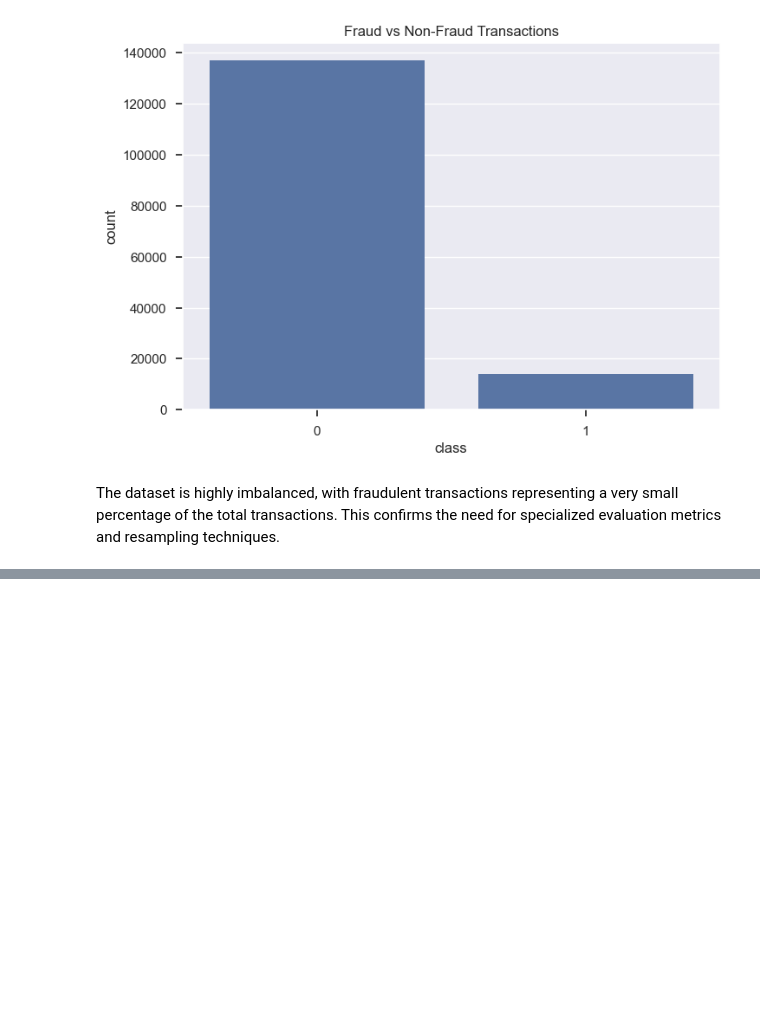
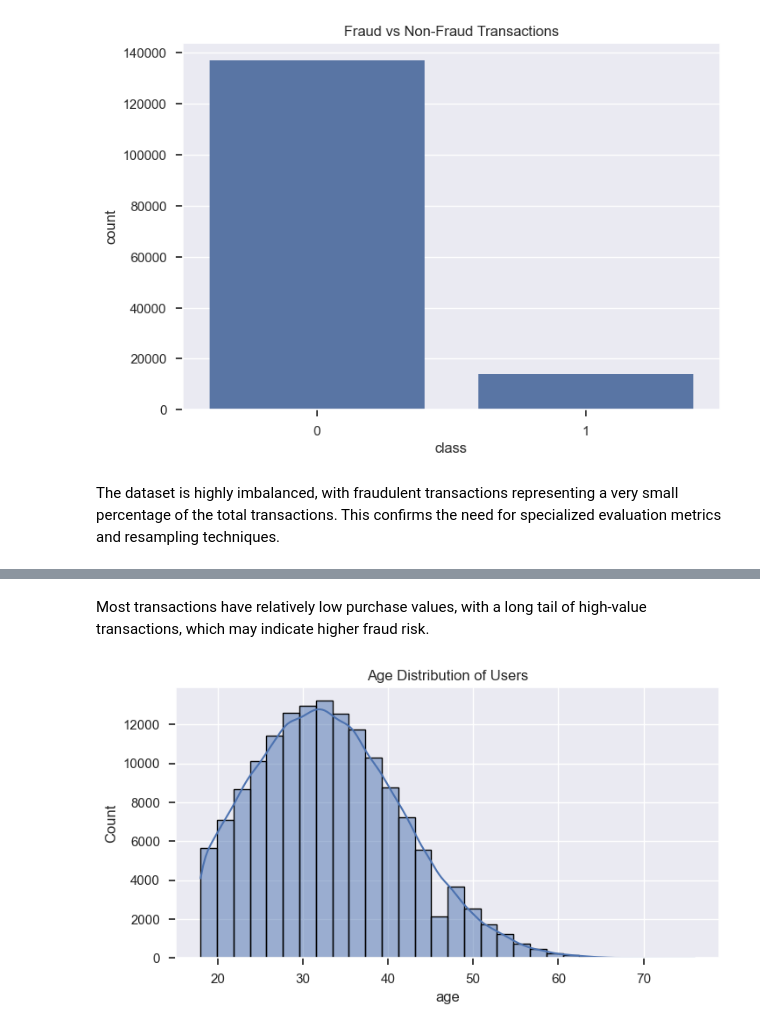
Before and after one commit to yoni-ui/fraud-detection, a Jupyter notebook: notebooks/eda-creditcard.ipynb, the cells around one changed output, grey strips where cells are left out. Saved outputs shown, nothing was run; the diff lists cells and outputs as text; code cells hidden in the pictures; blank space fills up the shorter version.

```diff
--- a/notebooks/eda-creditcard.ipynb
+++ b/notebooks/eda-creditcard.ipynb
@@ -51,0 +61,10 @@ for specialized evaluation metrics and resampling techniques.
+# %% [markdown]
+Most transactions have relatively low purchase values, with a long tail of
+high-value transactions, which may indicate higher fraud risk.
+# %%
+plt.figure(figsize=(8,4))
+sns.histplot(df['age'], bins=30, kde=True)
+plt.title("Age Distribution of Users")
+plt.show()
+# %% [output]
+[figure, added]
```
Also changed, not shown: parts of 11 cells of this notebook.
